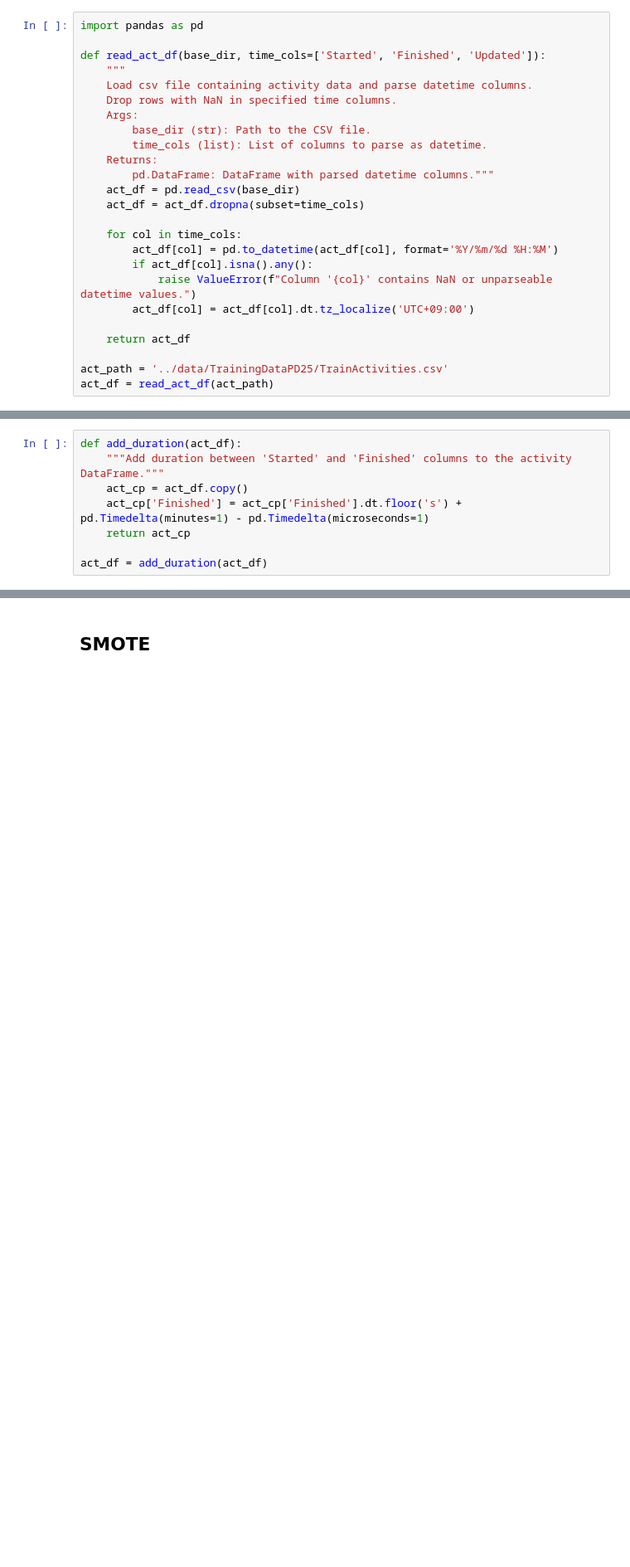
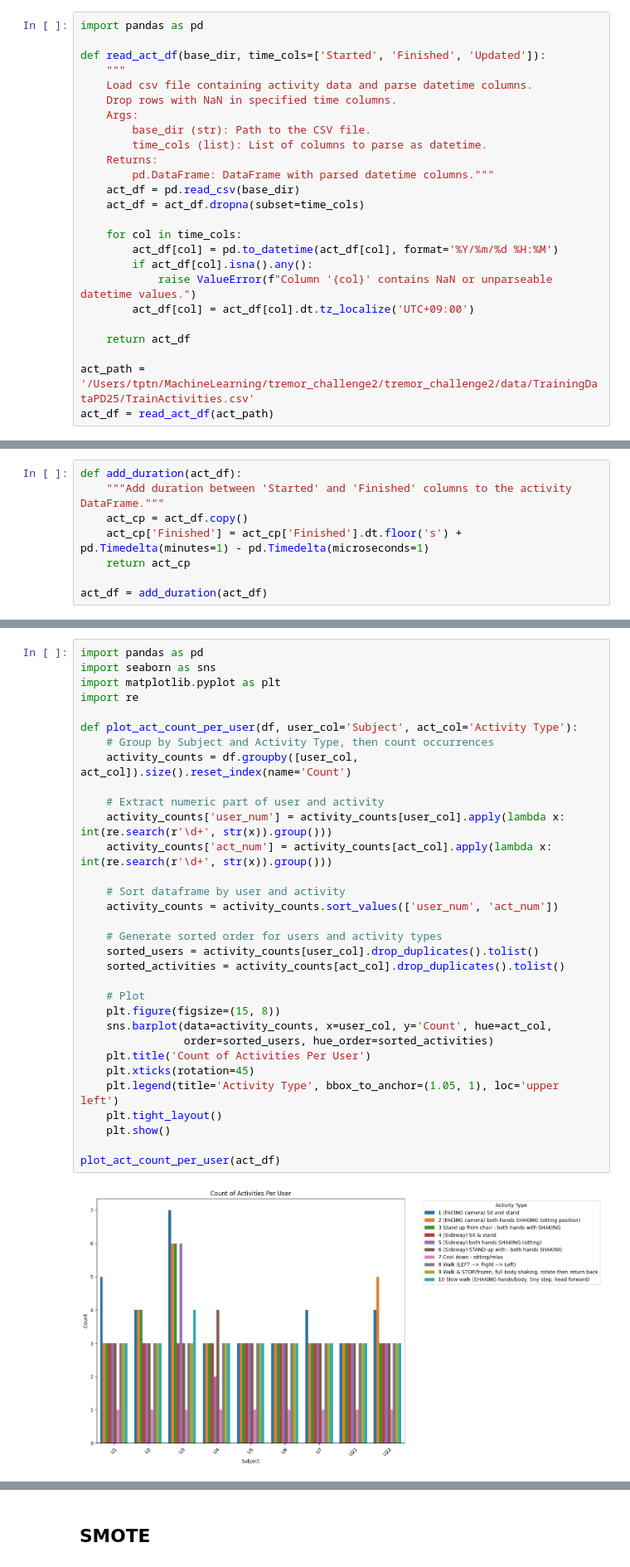
Before and after one commit to KanikaGupta-22978/tremor-challenge-2025, a Jupyter notebook: baseline1.ipynb, the cells around one changed output, grey strips where cells are left out. Shown at 83% size. Cells and saved outputs as stored; diff of their text form; blank space fills up the shorter version.

```diff
--- a/baseline1.ipynb
+++ b/baseline1.ipynb
@@ -21,7 +23,7 @@ def read_act_df(base_dir, time_cols=['Started', 'Finished', 'Updated']):
 
     return act_df
 
-act_path = '../data/TrainingDataPD25/TrainActivities.csv'
+act_path = '/Users/tptn/MachineLearning/tremor_challenge2/tremor_challenge2/data/TrainingDataPD25/TrainActivities.csv'
 act_df = read_act_df(act_path)
 # %%
 import os
@@ -94 +184,35 @@ seg_list, seg_label_list, seg_id_list, seg_subject_list = seg_acc_per_act(users_
+# %%
+import pandas as pd
+import seaborn as sns
+import matplotlib.pyplot as plt
+import re
+
+def plot_act_count_per_user(df, user_col='Subject', act_col='Activity Type'):
+    # Group by Subject and Activity Type, then count occurrences
+    activity_counts = df.groupby([user_col, act_col]).size().reset_index(name='Count')
+
+    # Extract numeric part of user and activity
+    activity_counts['user_num'] = activity_counts[user_col].apply(lambda x: int(re.search(r'\d+', str(x)).group()))
+    activity_counts['act_num'] = activity_counts[act_col].apply(lambda x: int(re.search(r'\d+', str(x)).group()))
+
+    # Sort dataframe by user and activity
+    activity_counts = activity_counts.sort_values(['user_num', 'act_num'])
+
+    # Generate sorted order for users and activity types
+    sorted_users = activity_counts[user_col].drop_duplicates().tolist()
+    sorted_activities = activity_counts[act_col].drop_duplicates().tolist()
+
+    # Plot
+    plt.figure(figsize=(15, 8))
+    sns.barplot(data=activity_counts, x=user_col, y='Count', hue=act_col,
+                order=sorted_users, hue_order=sorted_activities)
+    plt.title('Count of Activities Per User')
+    plt.xticks(rotation=45)
+    plt.legend(title='Activity Type', bbox_to_anchor=(1.05, 1), loc='upper left')
+    plt.tight_layout()
+    plt.show()
+
+plot_act_count_per_user(act_df)
+# %% [output]
+[figure, added]
 # %% [markdown]
```
Also changed, not shown: parts of 63 cells of this notebook, 11 other files.
